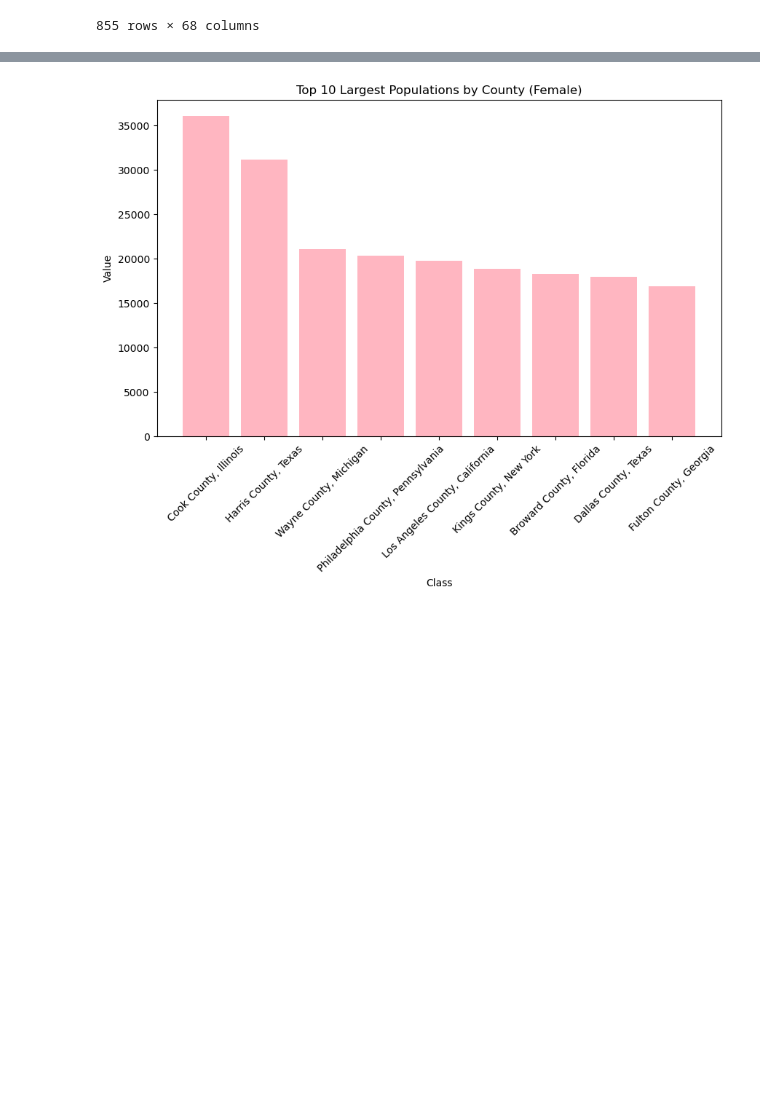
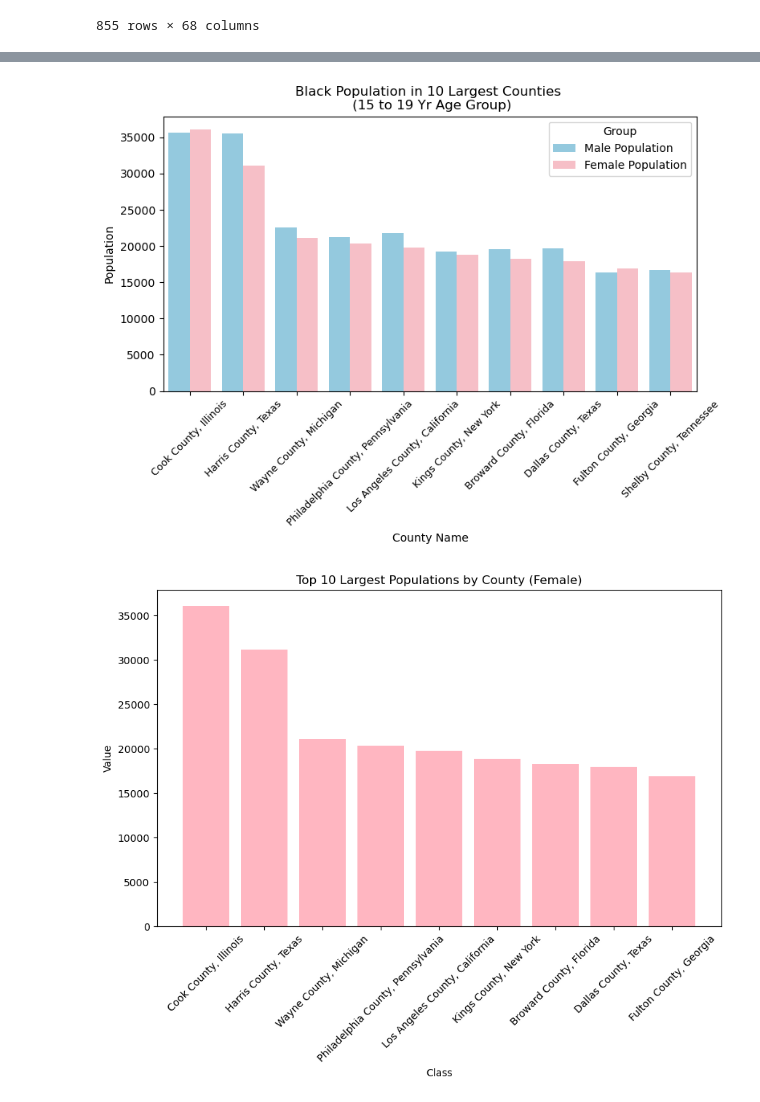
Before and after one commit to DanielOsuoha/Data-For-Good, a Jupyter notebook: eda.ipynb, the cells around one changed output, grey strips where cells are left out. Drawn from its saved outputs; the diff is of its cells as text; code cells hidden in the pictures; blank space fills up the shorter version.

```diff
--- a/eda.ipynb
+++ b/eda.ipynb
@@ -137,3 +202,22 @@ plt.show()
+# %%
+top_10_all = b01_data.sort_values(by='Total:15 to 19 years', ascending=False).drop(0).head(10)
+top_10_all = top_10_all[['Geographic Area Name', 'Total:Male:15 to 19 years','Total:Female:15 to 19 years']]
+top_10_all.rename({'Total:Male:15 to 19 years':'Male Population', 'Total:Female:15 to 19 years':'Female Population'}, axis=1, inplace=True)
+
+top_10_all_melted = top_10_all.melt(id_vars='Geographic Area Name', var_name='Group', value_name='Value')
+custom_colors = ['skyblue', 'lightpink']
+
+plt.figure(figsize=(8, 6))
+sns.barplot(x='Geographic Area Name', y='Value', hue='Group', data=top_10_all_melted, palette=custom_colors)
+plt.xlabel('County Name', fontsize=10)
+plt.ylabel('Population', fontsize=10)
+plt.title('Black Population in 10 Largest Counties \n (15 to 19 Yr Age Group)', fontsize=12)
+plt.xticks(fontsize = 9, rotation=45)
+
+plt.tight_layout()
+plt.savefig('figures\\black_population_15_19.png')
+# %% [output]
+[figure, added]
 # %%
 top_10_female = b01_data.nlargest(10, 'Total:Female:15 to 19 years').sort_values(by='Total:Female:15 to 19 years', ascending=False)
 top_10_female.drop(index=0, inplace=True)
```
Also changed, not shown: parts of 26 cells of this notebook, 4 other files.
